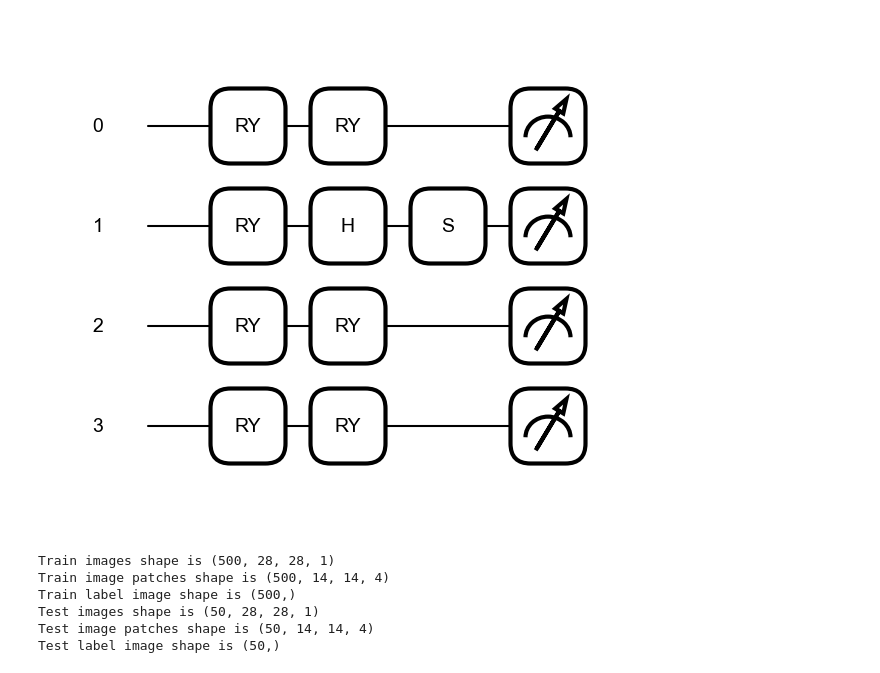
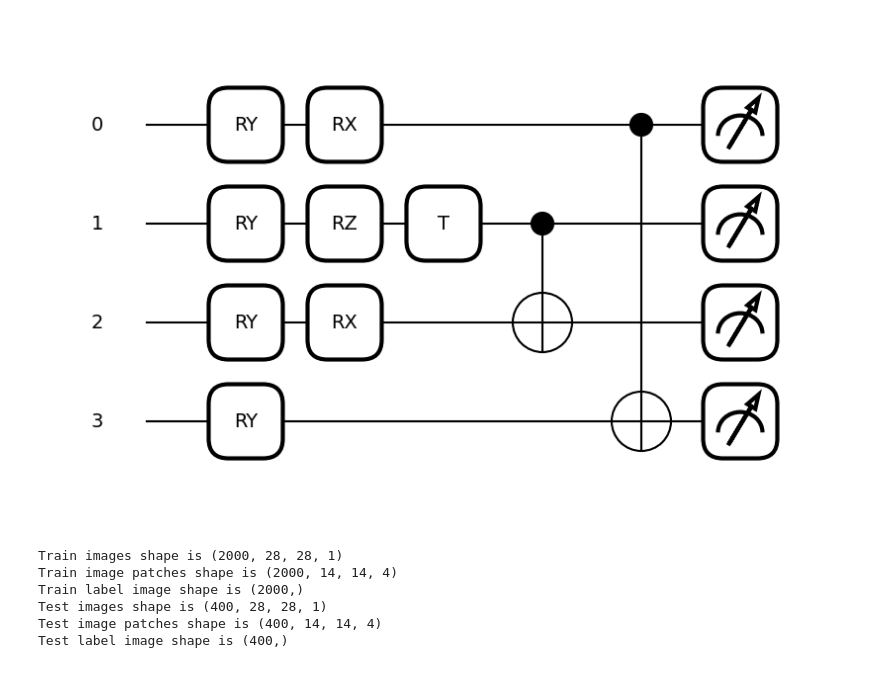
Before and after one commit to uriballo/mnist-genetic-circuits, a Jupyter notebook: network-tester-fashion.ipynb, the cells around one changed output. Saved outputs shown, nothing was run; the diff lists cells and outputs as text; code cells hidden in the pictures.

```diff
--- a/network-tester-fashion.ipynb
+++ b/network-tester-fashion.ipynb
@@ -10,9 +9,10 @@ from functools import partial
 tf.config.set_visible_devices([], 'GPU')
 tf.keras.backend.set_floatx('float64')
 # %%
-n_train = 500
-n_test  = 50
+n_train = 2000
+n_test  = 400
 num_qubits = 4
+n_weights = 3
 # %%
 dev = qml.device('lightning.qubit', wires=4)
 
@@ -23,12 +23,12 @@ def circuit(inputs, weights):
     for j in range(num_qubits):
         qml.RY(np.pi * inputs[j], wires=j)
 
-    qml.RY(weights[0], wires=[3])
-    qml.Hadamard(wires=[1])
-    qml.S(wires=[1])
-    qml.RY(weights[1], wires=[0])
-    #qml.RZ(weights[2], wires=[0])
-    qml.RY(weights[2], wires=[2])
+    qml.RZ(weights[0], wires=[1])
+    qml.RX(weights[1], wires=[2])
+    qml.T(wires=[1])
+    qml.RX(weights[2], wires=[0])
+    qml.CNOT(wires=[1, 2])
+    qml.CNOT(wires=[0, 3])
 
     # Measurement producing 4 classical output values
     return [qml.expval(qml.PauliZ(j)) for j in range(num_qubits)]
@@ -117,9 +117,9 @@ Counter({0: 5, 1: 5, 2: 5, 3: 5, 4: 5, 5: 5, 6: 5, 7: 5, 8: 5, 9: 5})
 # %%
-qlayer = qml.qnn.KerasLayer(circuit, {"weights": (4,)}, output_dim=4)
+qlayer = qml.qnn.KerasLayer(circuit, {"weights": (n_weights,)}, output_dim=4)
 fig, ax = qml.draw_mpl(circuit)([1.0,4,54,44], [1,2,3,4,5])
 fig.show()
 # %% [output]
-[figure, old version]
+[figure, new version]
 # %%
 def extract_windows(image):
     height, width, num_channels = image.shape  # Get image dimensions
@@ -185,12 +185,12 @@ print(f"Test images shape is {test_images.shape}")
 print(f"Test image patches shape is {test_images_patches.shape}")
 print(f"Test label image shape is {test_labels.shape}")
 # %% [output]
-Train images shape is (500, 28, 28, 1)
-Train image patches shape is (500, 14, 14, 4)
-Train label image shape is (500,)
-Test images shape is (50, 28, 28, 1)
-Test image patches shape is (50, 14, 14, 4)
-Test label image shape is (50,)
+Train images shape is (2000, 28, 28, 1)
+Train image patches shape is (2000, 14, 14, 4)
+Train label image shape is (2000,)
+Test images shape is (400, 28, 28, 1)
+Test image patches shape is (400, 14, 14, 4)
+Test label image shape is (400,)
 # %%
 model = HQNNQuanv()
 print(f"model_output_shape: {model(test_images).shape}")
```
Also changed, not shown: parts of 10 cells of this notebook, 44 other files.
